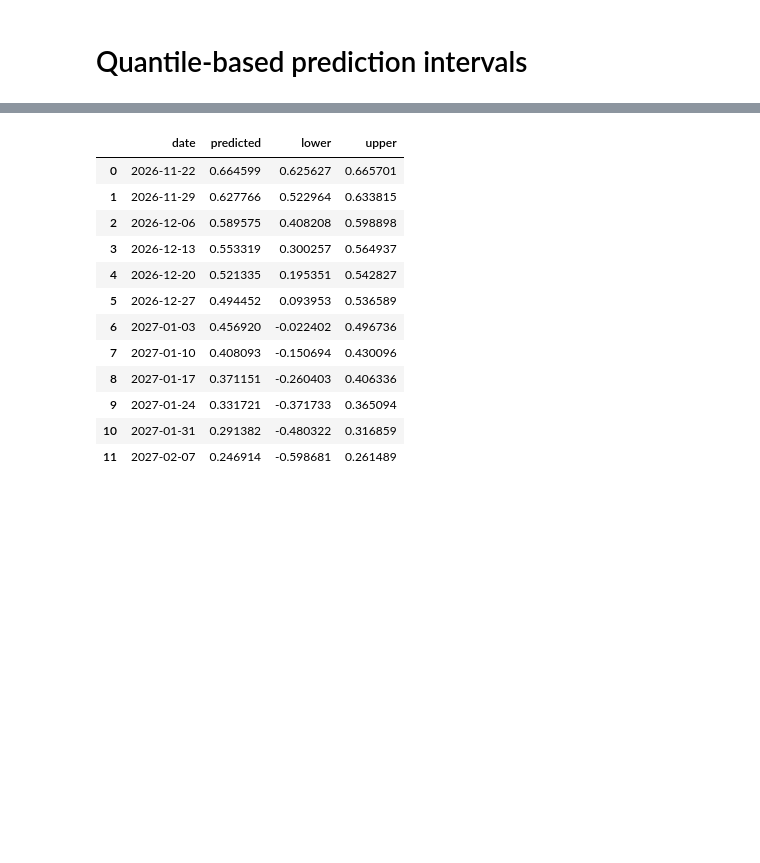
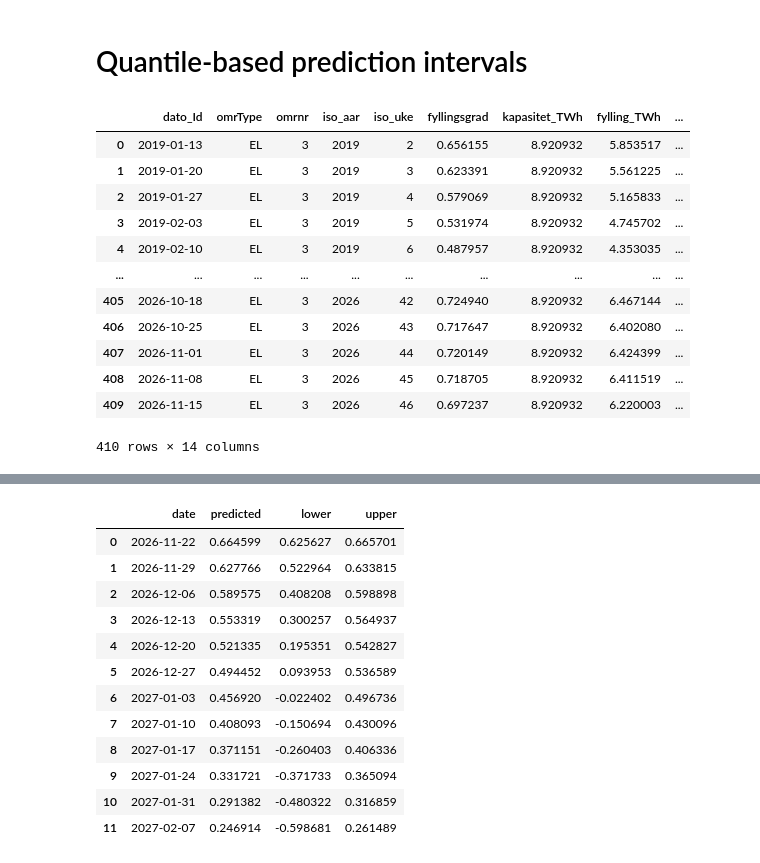
Before and after one commit to phkhle/IND320, a Jupyter notebook: jupyter_notebooks/assignment4.ipynb, the cells around one changed output, grey strips where cells are left out. Saved outputs shown, nothing was run; the diff lists cells and outputs as text; code cells hidden in the pictures; blank space fills up the shorter version.

```diff
--- a/jupyter_notebooks/assignment4.ipynb
+++ b/jupyter_notebooks/assignment4.ipynb
@@ -1136,3 +1136,19 @@ When combining hourly observations with daily or weekly calendar-based data, the
 It is therefore important to distinguish between time zone conversion, temporal aggregation and calendar-date alignment.
 # %% [markdown]
 # Quantile-based prediction intervals
+# %%
+df_region_weather
+# %% [output]
+|  | dato_Id | omrType | omrnr | iso_aar | iso_uke | fyllingsgrad | kapasitet_TWh | fylling_TWh | ... |
+| 0 | 2019-01-13 | EL | 3 | 2019 | 2 | 0.656155 | 8.920932 | 5.853517 | ... |
+| 1 | 2019-01-20 | EL | 3 | 2019 | 3 | 0.623391 | 8.920932 | 5.561225 | ... |
+| 2 | 2019-01-27 | EL | 3 | 2019 | 4 | 0.579069 | 8.920932 | 5.165833 | ... |
+| 3 | 2019-02-03 | EL | 3 | 2019 | 5 | 0.531974 | 8.920932 | 4.745702 | ... |
+| 4 | 2019-02-10 | EL | 3 | 2019 | 6 | 0.487957 | 8.920932 | 4.353035 | ... |
+| ... | ... | ... | ... | ... | ... | ... | ... | ... | ... |
+| 405 | 2026-10-18 | EL | 3 | 2026 | 42 | 0.724940 | 8.920932 | 6.467144 | ... |
+| 406 | 2026-10-25 | EL | 3 | 2026 | 43 | 0.717647 | 8.920932 | 6.402080 | ... |
+| 407 | 2026-11-01 | EL | 3 | 2026 | 44 | 0.720149 | 8.920932 | 6.424399 | ... |
+| 408 | 2026-11-08 | EL | 3 | 2026 | 45 | 0.718705 | 8.920932 | 6.411519 | ... |
+| 409 | 2026-11-15 | EL | 3 | 2026 | 46 | 0.697237 | 8.920932 | 6.220003 | ... |
+410 rows × 14 columns
```
Also changed, not shown: parts of 1 cell of this notebook.
